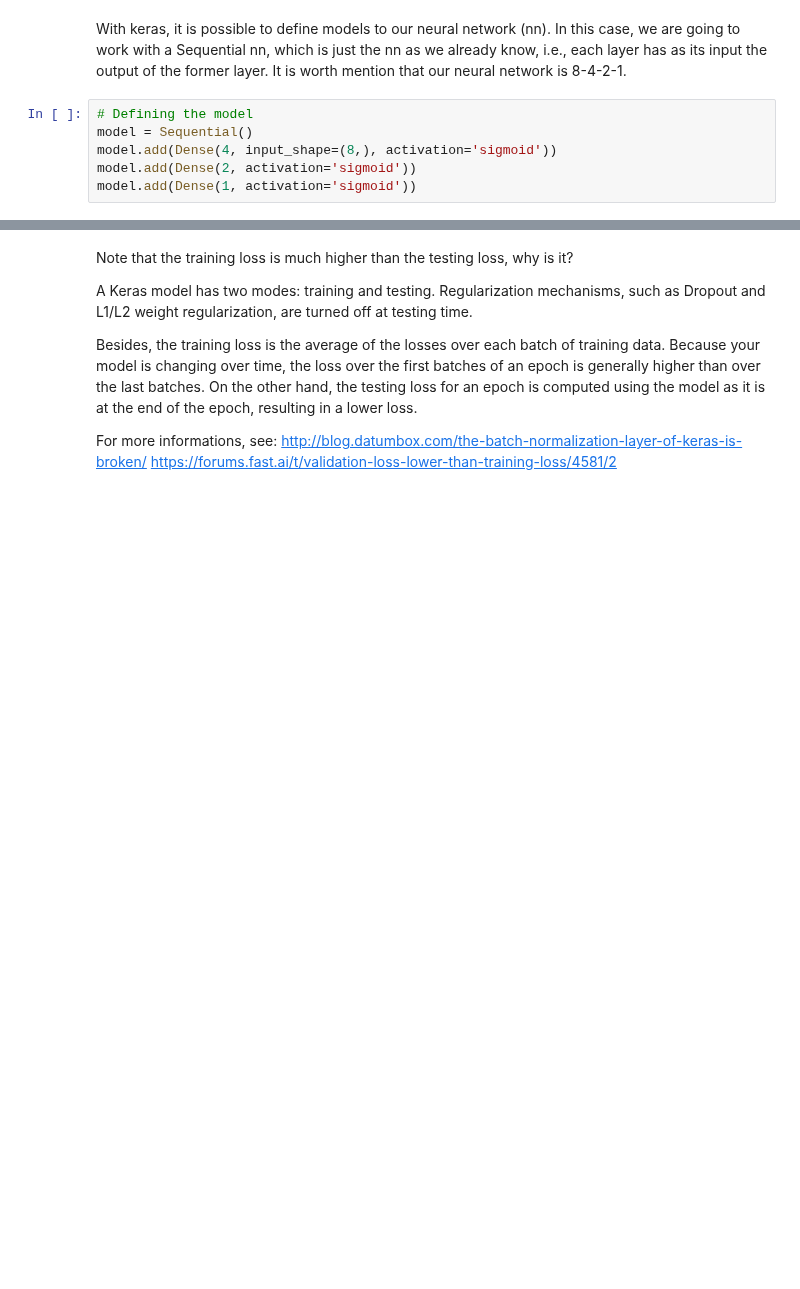
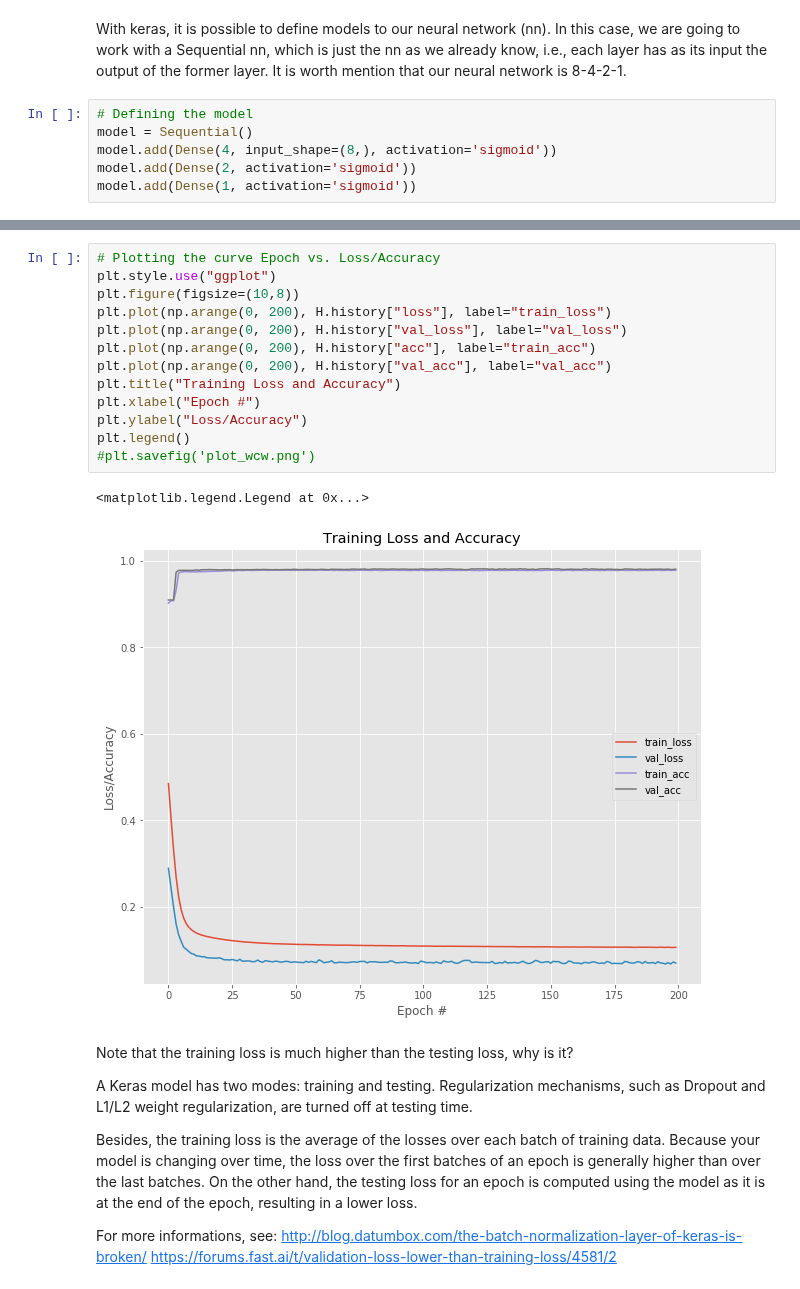
Before and after one commit to alexandrehsd/predicting-pulsar-stars, a Jupyter notebook: predicting_pulsar_stars.ipynb, the cells around one changed output, grey strips where cells are left out. Saved outputs shown, nothing was run; the diff lists cells and outputs as text; blank space fills up the shorter version.

Commit message:
Highest Accuracy

```diff
--- a/predicting_pulsar_stars.ipynb
+++ b/predicting_pulsar_stars.ipynb
@@ -204,3 +167,19 @@ ax.yaxis.set_ticklabels(['Non-Pulsar', 'Pulsar'])
+# %%
+# Plotting the curve Epoch vs. Loss/Accuracy
+plt.style.use("ggplot")
+plt.figure(figsize=(10,8))
+plt.plot(np.arange(0, 200), H.history["loss"], label="train_loss")
+plt.plot(np.arange(0, 200), H.history["val_loss"], label="val_loss")
+plt.plot(np.arange(0, 200), H.history["acc"], label="train_acc")
+plt.plot(np.arange(0, 200), H.history["val_acc"], label="val_acc")
+plt.title("Training Loss and Accuracy")
+plt.xlabel("Epoch #")
+plt.ylabel("Loss/Accuracy")
+plt.legend()
+#plt.savefig('plot_wcw.png')
+# %% [output]
+<matplotlib.legend.Legend at 0x...>
+[figure, added]
 # %% [markdown]
 Note that the training loss is much higher than the testing loss, why is it?
 
```
Also changed, not shown: parts of 18 cells of this notebook.
